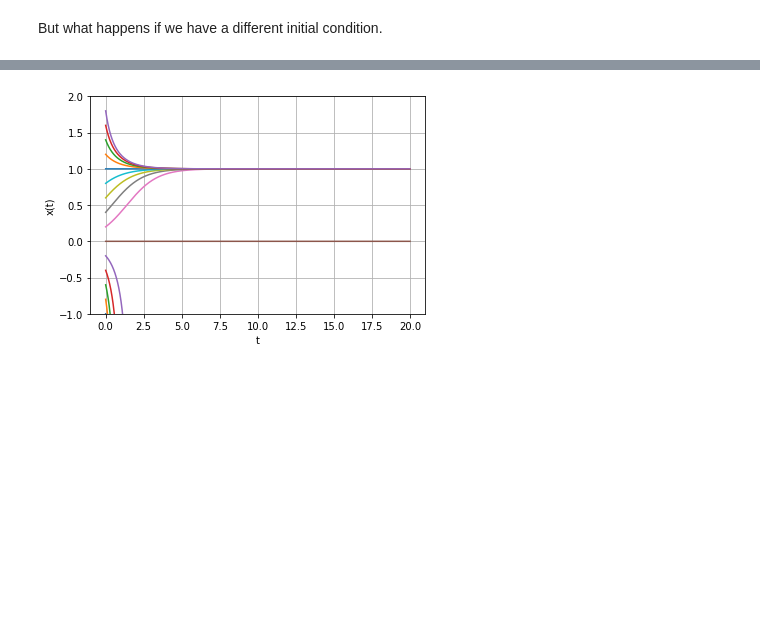
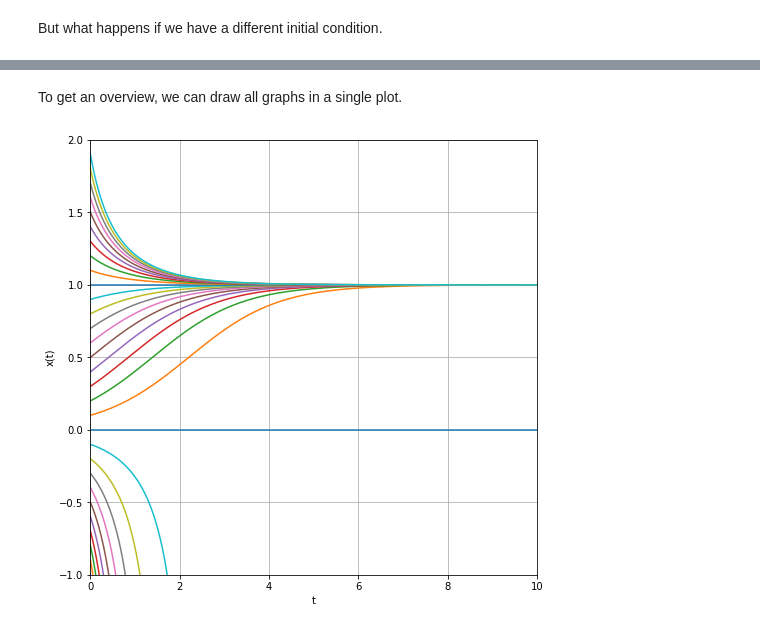
Before and after one commit to t3bol90/personal_blog, a Jupyter notebook: _notebooks/2020-11-12-nonlinear-dynamics.ipynb, the cells around one changed output, grey strips where cells are left out. Drawn from its saved outputs; the diff is of its cells as text; code cells hidden in the pictures; blank space fills up the shorter version.

```diff
--- a/_notebooks/2020-11-12-nonlinear-dynamics.ipynb
+++ b/_notebooks/2020-11-12-nonlinear-dynamics.ipynb
@@ -50,6 +61,6 @@ def ode(x, timesteps):
             x = np.append(x, x[-1] + i * x[-1] * (1-x[-1]))
     return x
 # %%
-t = np.arange(0,20, 0.01)
-dxdt = ode(0.5, t)
+t1 = np.arange(0,20, 0.01)
+dxdt = ode(0.5, t1)
 # %%
@@ -62,10 +107,14 @@ But what happens if we have a different initial condition.
+# %% [markdown]
+To get an overview, we can draw all graphs in a single plot.
 # %%
-for initial_condition in np.arange(-1, 2, 0.2):
-    plt.plot(t, ode(initial_condition, t))
-
+plt.figure(figsize=(8,8))
+for initial_condition in np.arange(-1, 2, 0.1):
+    plt.plot(t1, ode(initial_condition, t1))
 plt.xlabel("t")
 plt.ylabel("x(t)")
+plt.xlim([0,10])
 plt.ylim(-1, 2)
 plt.grid()
+plt.show()
 # %% [output]
-[figure, old version]
+[figure, new version]
```
Also changed, not shown: parts of 13 cells of this notebook.
